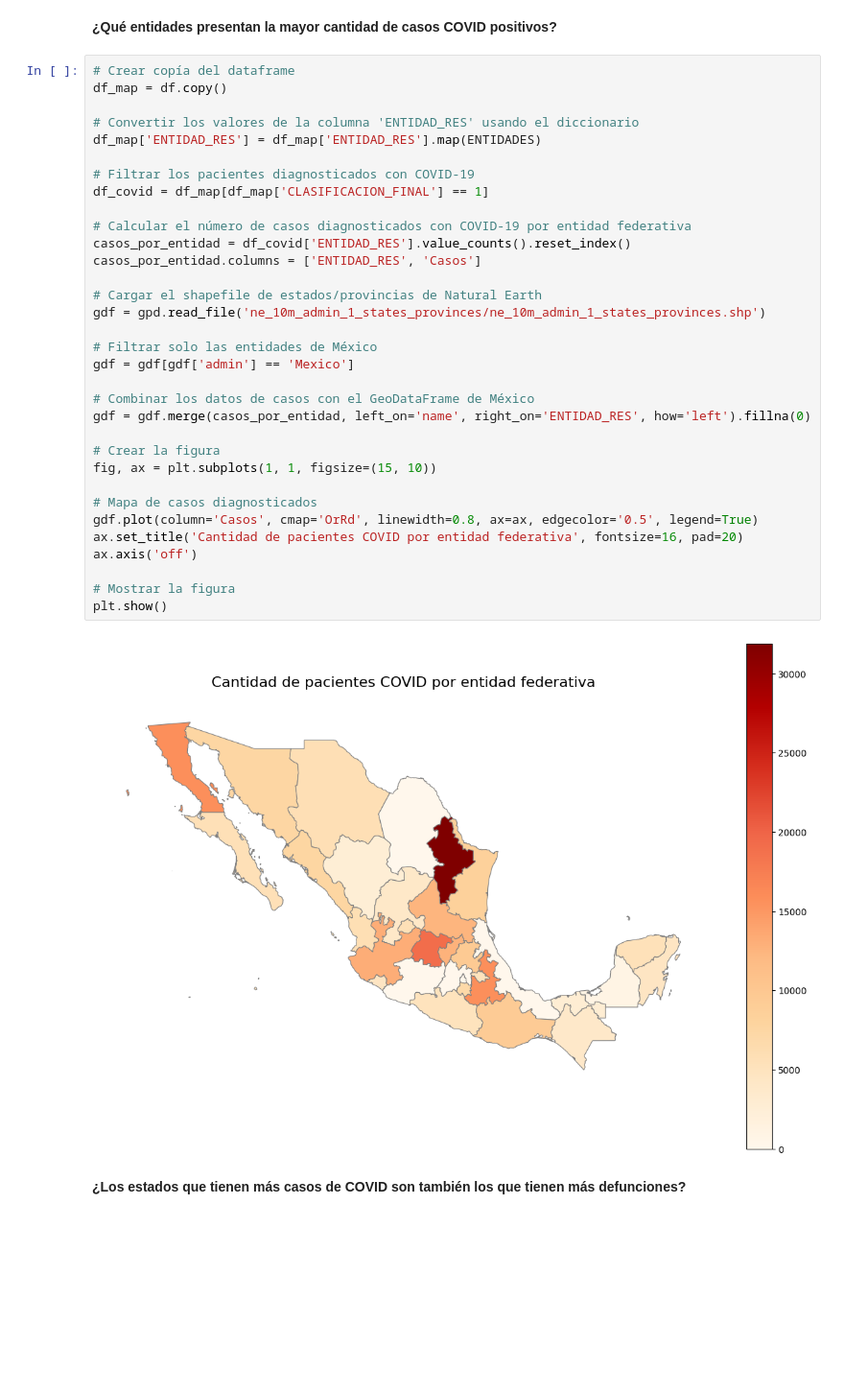
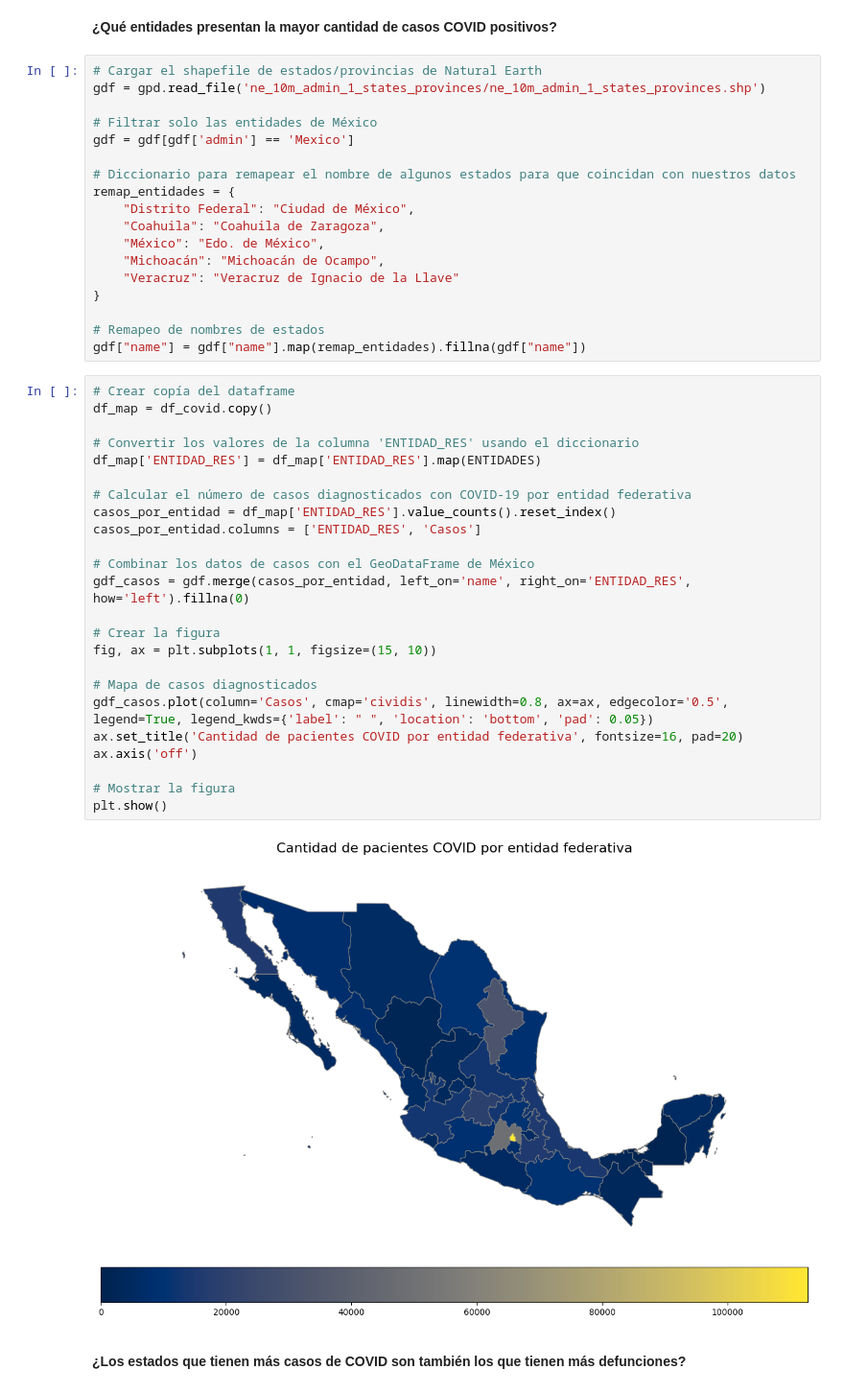
Before and after one commit to VesnaPivac/ML_COVID19-Mexico, a Jupyter notebook: src/visualization/eda.ipynb, the cells around one changed output. Shown at 96% size. Cells and saved outputs as stored; diff of their text form; blank space fills up the shorter version.

```diff
--- a/src/visualization/eda.ipynb
+++ b/src/visualization/eda.ipynb
@@ -62,41 +65,50 @@ ENTIDADES = {
 ### Geografía
 # %% [markdown]
 **¿Qué entidades presentan la mayor cantidad de casos COVID positivos?**
+# %%
+# Cargar el shapefile de estados/provincias de Natural Earth
+gdf = gpd.read_file('ne_10m_admin_1_states_provinces/ne_10m_admin_1_states_provinces.shp')
+
+# Filtrar solo las entidades de México
+gdf = gdf[gdf['admin'] == 'Mexico']
+
+# Diccionario para remapear el nombre de algunos estados para que coincidan con nuestros datos
+remap_entidades = {
+    "Distrito Federal": "Ciudad de México",
+    "Coahuila": "Coahuila de Zaragoza",
+    "México": "Edo. de México",
+    "Michoacán": "Michoacán de Ocampo",
+    "Veracruz": "Veracruz de Ignacio de la Llave"
+}
+
+# Remapeo de nombres de estados
+gdf["name"] = gdf["name"].map(remap_entidades).fillna(gdf["name"])
 # %%
 # Crear copía del dataframe
-df_map = df.copy()
+df_map = df_covid.copy()
 
 # Convertir los valores de la columna 'ENTIDAD_RES' usando el diccionario
 df_map['ENTIDAD_RES'] = df_map['ENTIDAD_RES'].map(ENTIDADES)
 
-# Filtrar los pacientes diagnosticados con COVID-19
-df_covid = df_map[df_map['CLASIFICACION_FINAL'] == 1]
-
 # Calcular el número de casos diagnosticados con COVID-19 por entidad federativa
-casos_por_entidad = df_covid['ENTIDAD_RES'].value_counts().reset_index()
+casos_por_entidad = df_map['ENTIDAD_RES'].value_counts().reset_index()
 casos_por_entidad.columns = ['ENTIDAD_RES', 'Casos']
 
-# Cargar el shapefile de estados/provincias de Natural Earth
-gdf = gpd.read_file('ne_10m_admin_1_states_provinces/ne_10m_admin_1_states_provinces.shp')
-
-# Filtrar solo las entidades de México
-gdf = gdf[gdf['admin'] == 'Mexico']
-
 # Combinar los datos de casos con el GeoDataFrame de México
-gdf = gdf.merge(casos_por_entidad, left_on='name', right_on='ENTIDAD_RES', how='left').fillna(0)
+gdf_casos = gdf.merge(casos_por_entidad, left_on='name', right_on='ENTIDAD_RES', how='left').fillna(0)
 
 # Crear la figura
 fig, ax = plt.subplots(1, 1, figsize=(15, 10))
 
 # Mapa de casos diagnosticados
-gdf.plot(column='Casos', cmap='OrRd', linewidth=0.8, ax=ax, edgecolor='0.5', legend=True)
+gdf_casos.plot(column='Casos', cmap='cividis', linewidth=0.8, ax=ax, edgecolor='0.5', legend=True, legend_kwds={'label': " ", 'location': 'bottom', 'pad': 0.05})
 ax.set_title('Cantidad de pacientes COVID por entidad federativa', fontsize=16, pad=20)
 ax.axis('off')
 
 # Mostrar la figura
 plt.show()
 # %% [output]
-[figure, old version]
+[figure, new version]
 # %% [markdown]
 **¿Los estados que tienen más casos de COVID son también los que tienen más defunciones?**
 # %%
```
Also changed, not shown: parts of 13 cells of this notebook.
